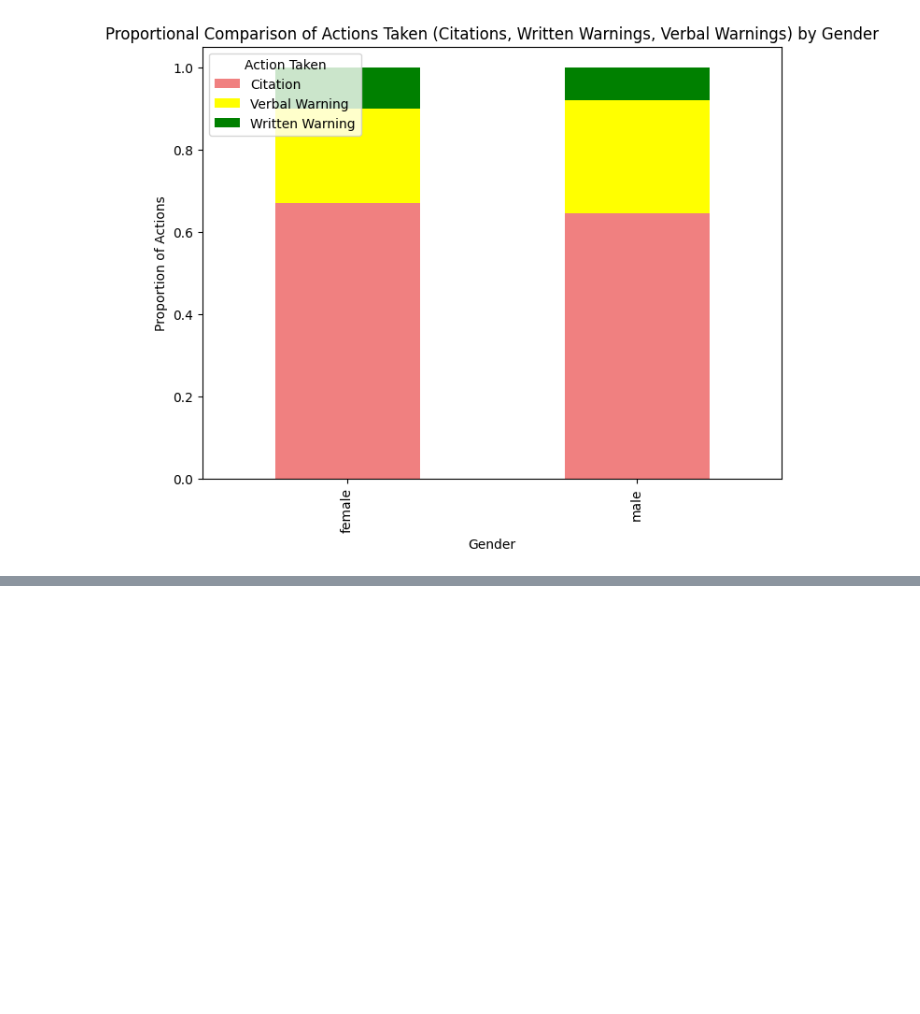
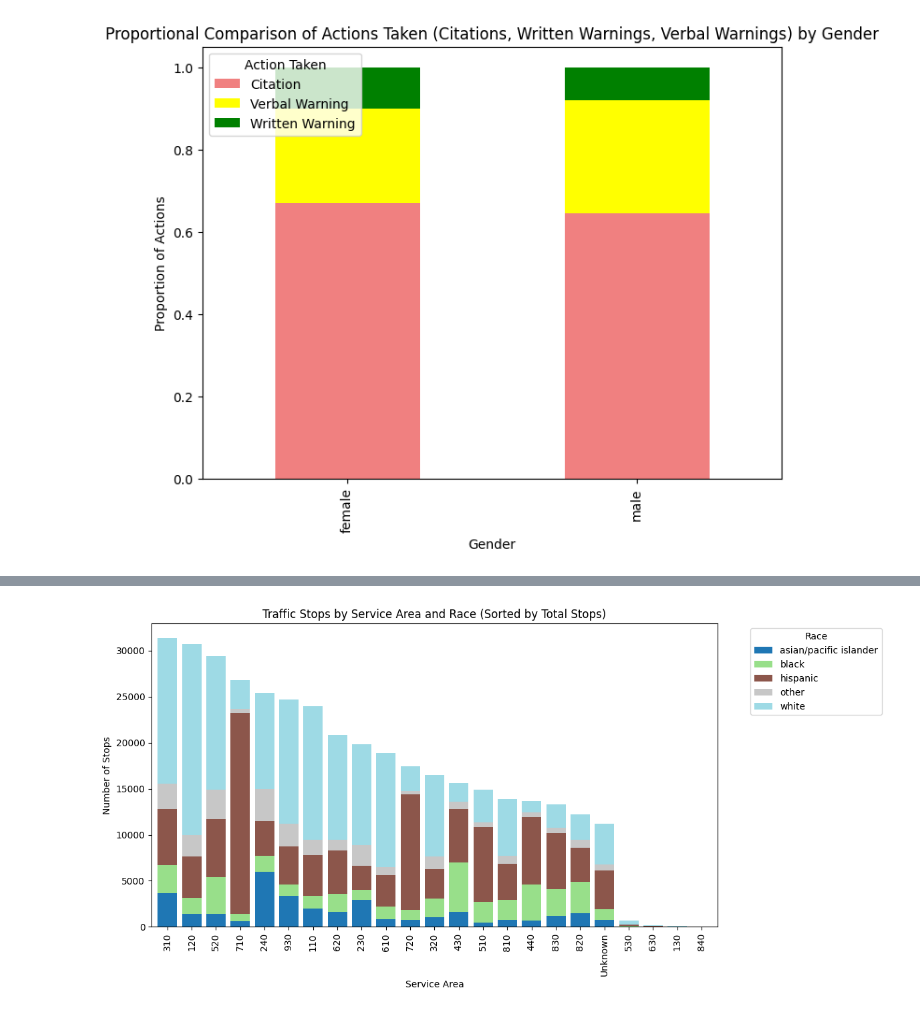
Before and after one commit to irmtou/CS577FinalProject, a Jupyter notebook: CS577FinalProject.ipynb, the cells around one changed output, grey strips where cells are left out. Drawn from its saved outputs; the diff is of its cells as text; code cells hidden in the pictures; blank space fills up the shorter version.

```diff
--- a/CS577FinalProject.ipynb
+++ b/CS577FinalProject.ipynb
@@ -336,0 +351,23 @@ plt.show()
+# %%
+# Step 1: Group data by service area and race
+service_area_race_counts = df.groupby(['service_area', 'subject_race']).size().unstack(fill_value=0)
+
+# Step 2: Sort by total stops in descending order
+service_area_race_counts['Total_Stops'] = service_area_race_counts.sum(axis=1)  # Add a column for total stops
+service_area_race_counts = service_area_race_counts.sort_values(by='Total_Stops', ascending=False)  # Sort by total stops
+service_area_race_counts = service_area_race_counts.drop(columns='Total_Stops')  # Remove the total stops column (optional)
+
+# Step 3: Plot the sorted bar chart
+ax = service_area_race_counts.plot(kind='bar', stacked=True, figsize=(12, 6), width=0.8, colormap='tab20')
+
+# Customize the chart
+plt.title("Traffic Stops by Service Area and Race (Sorted by Total Stops)")
+plt.xlabel("Service Area")
+plt.ylabel("Number of Stops")
+plt.legend(title="Race", bbox_to_anchor=(1.05, 1), loc='upper left')
+plt.tight_layout()
+
+# Display the chart
+plt.show()
+# %% [output]
+[figure, added]
```
Also changed, not shown: parts of 6 cells of this notebook.
